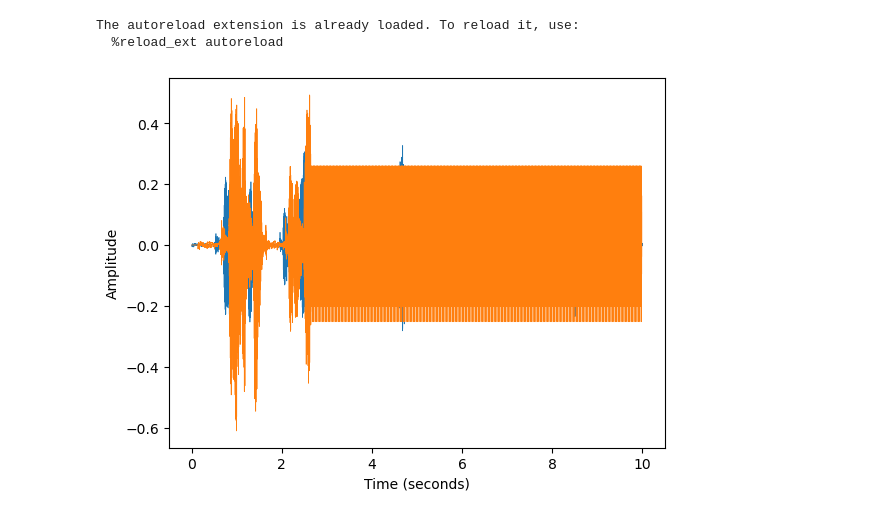
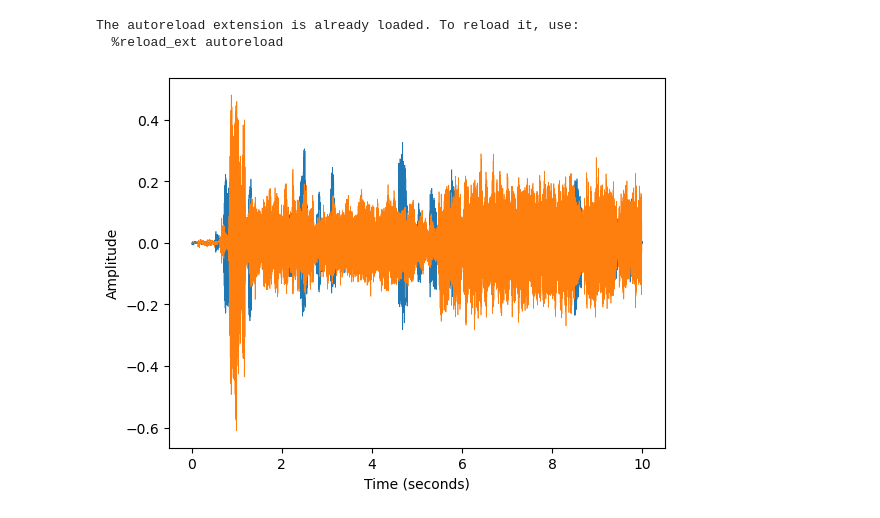
Before and after one commit to maxsolomonhenry/infinite-reverb, a Jupyter notebook: main.ipynb, the cells around one changed output. Cells and saved outputs as stored; diff of their text form; code cells hidden in the pictures.

```diff
--- a/main.ipynb
+++ b/main.ipynb
@@ -19,41 +19,38 @@ def plot_signal(x, sr):
 fpath = "/Users/maxhenry/Documents/Matlab/eers-audio-toolbox/audio/speech_REF.wav"
 x, sr = iverb.util.audioread(fpath)
 # %%
-block_size = 1024
+block_size = 2048
 
 frame_size = 1024
 num_overlap = 4
 
-buffer = iverb.PhaseFreezer(frame_size, num_overlap)
+buffer = iverb.PhaseFreezer(frame_size, num_overlap, -25)
 
 num_blocks = len(x) // block_size
 
 y = []
 p_in = 0
 p_out = p_in + block_size
 for i in range(num_blocks):
     block = x[p_in:p_out].copy()
-
-    if i == 20:
-        buffer.request_freeze()
 
     block = buffer.process_block(block)
 
     y.append(block)
 
     p_in += block_size
     p_out += block_size
 
 y = np.concatenate(y)
 
 plot_signal(x, sr)
 plot_signal(y, sr)
 
 plt.show()
 
 ipd.display(ipd.Audio(x, rate=sr))
 ipd.display(ipd.Audio(y, rate=sr))
 # %% [output]
-[figure, old version]
+[figure, new version]
 [interactive output not drawn]
 [interactive output not drawn]
```
Also changed, not shown: 2 other files.
